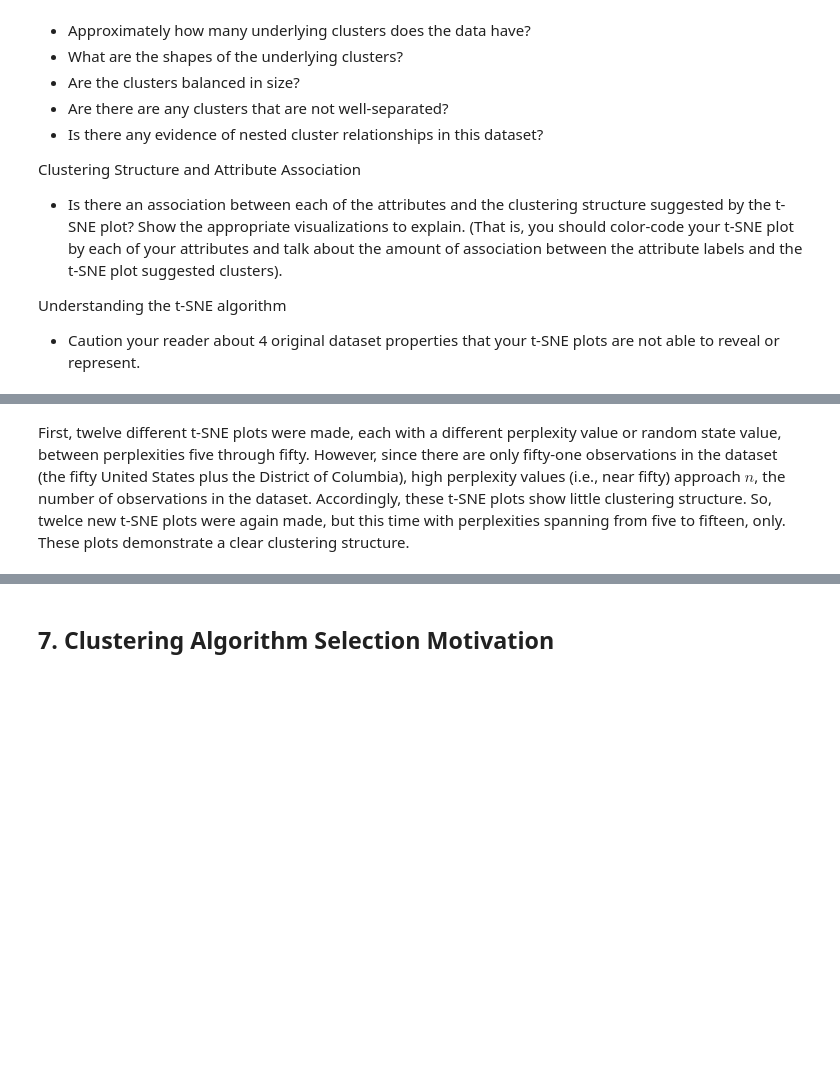
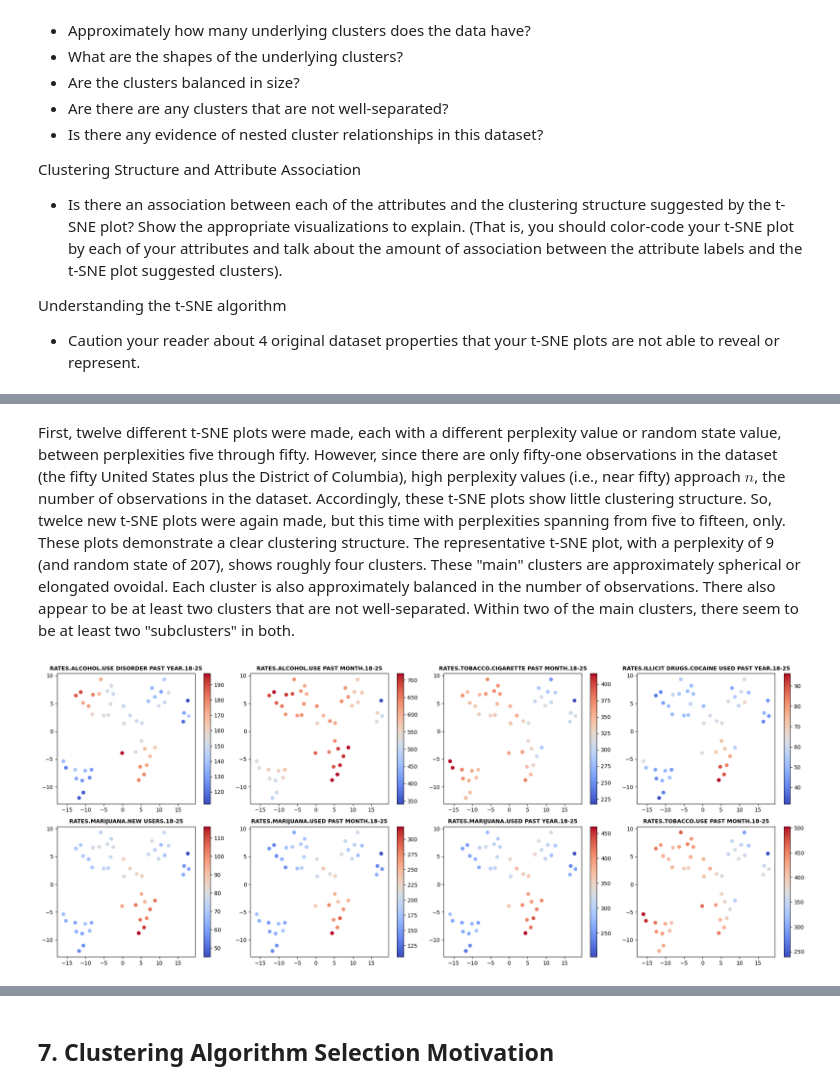
Before and after one commit to BenLeidig/stat437-project, a Jupyter notebook: project_template.ipynb, the cells around one changed output, grey strips where cells are left out. Saved outputs shown, nothing was run; the diff lists cells and outputs as text; code cells hidden in the pictures; blank space fills up the shorter version.

Commit message:
tsne part 6

```diff
--- a/project_template.ipynb
+++ b/project_template.ipynb
@@ -245,2 +236,14 @@ plt.show()
 # %% [markdown]
-First, twelve different t-SNE plots were made, each with a different perplexity value or random state value, between perplexities five through fifty. However, since there are only fifty-one observations in the dataset (the fifty United States plus the District of Columbia), high perplexity values (i.e., near fifty) approach $n$, the number of observations in the dataset. Accordingly, these t-SNE plots show little clustering structure. So, twelce new t-SNE plots were again made, but this time with perplexities spanning from five to fifteen, only. These plots demonstrate a clear clustering structure.
+First, twelve different t-SNE plots were made, each with a different perplexity value or random state value, between perplexities five through fifty. However, since there are only fifty-one observations in the dataset (the fifty United States plus the District of Columbia), high perplexity values (i.e., near fifty) approach $n$, the number of observations in the dataset. Accordingly, these t-SNE plots show little clustering structure. So, twelce new t-SNE plots were again made, but this time with perplexities spanning from five to fifteen, only. These plots demonstrate a clear clustering structure. The representative t-SNE plot, with a perplexity of 9 (and random state of 207), shows roughly four clusters. These "main" clusters are approximately spherical or elongated ovoidal. Each cluster is also approximately balanced in the number of observations. There also appear to be at least two clusters that are not well-separated. Within two of the main clusters, there seem to be at least two "subclusters" in both.
+# %%
+fig, axes = plt.subplots(nrows=2, ncols=4, figsize=(20, 8))
+axes = axes.flatten()
+for i, col in zip(range(df.shape[1]), df.columns):
+    ax = axes[i]
+    sc = ax.scatter(df_tsne['x'], df_tsne['y'], c=df[col], cmap='coolwarm')
+    fig.colorbar(sc, ax=ax)
+    ax.set_title(col.upper(), fontsize=10, fontweight='bold')
+fig.tight_layout()
+plt.show()
+# %% [output]
+[figure, added]
```
Also changed, not shown: parts of 6 cells of this notebook.
